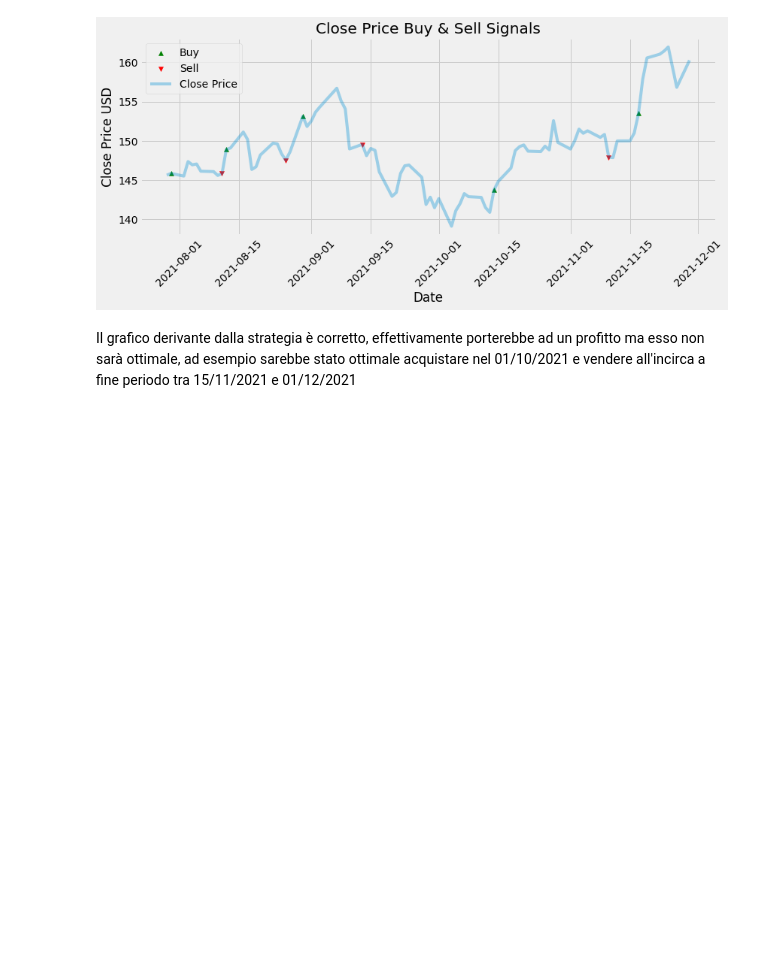
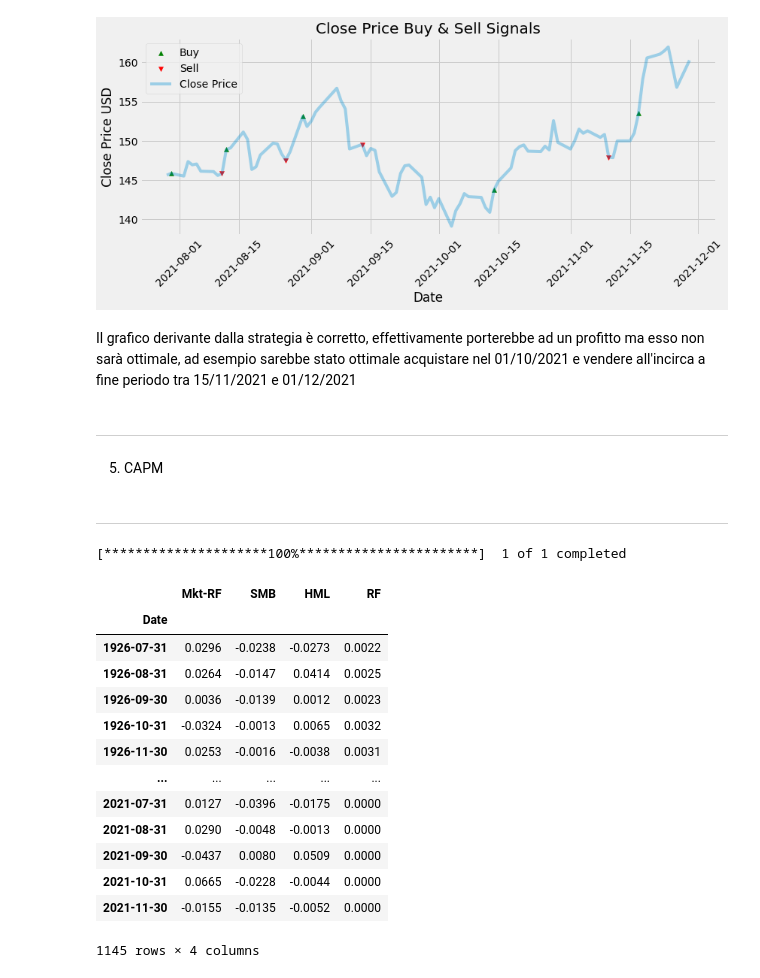
Before and after one commit to Simonotos/BusinessProject, a Jupyter notebook: BusinessProject.ipynb, the cells around one changed output. Drawn from its saved outputs; the diff is of its cells as text; code cells hidden in the pictures; blank space fills up the shorter version.

```diff
--- a/BusinessProject.ipynb
+++ b/BusinessProject.ipynb
@@ -2483,3 +2483,9 @@ plt.show()
 [figure]
 # %% [markdown]
 Il grafico derivante dalla strategia è corretto, effettivamente porterebbe ad un profitto ma esso non sarà ottimale, ad esempio sarebbe stato ottimale acquistare nel 01/10/2021 e vendere all'incirca a fine periodo tra 15/11/2021 e 01/12/2021
+# %% [markdown]
+________________________________________________________________________________________________
+# %% [markdown]
+5. CAPM
+# %% [markdown]
+________________________________________________________________________________________________
@@ -2485,0 +2499,23 @@ Il grafico derivante dalla strategia è corretto, effettivamente porterebbe ad u
+# %%
+#Abbiamo bisogno di due tipi di dati: Historical Data and Fama-French benchmark data
+apple_df = yf.download('AAPL', start='2011-11-30', end='2021-11-30')
+fama_french_monthly = gff.famaFrench3Factor(frequency='m')
+fama_french_monthly.rename(columns={"date_ff_factors": 'Date'}, inplace=True)
+fama_french_monthly.set_index('Date', inplace=True)
+fama_french_monthly
+# %% [output]
+[*********************100%***********************]  1 of 1 completed
+|  | Mkt-RF | SMB | HML | RF |
+| Date |  |  |  |  |
+| 1926-07-31 | 0.0296 | -0.0238 | -0.0273 | 0.0022 |
+| 1926-08-31 | 0.0264 | -0.0147 | 0.0414 | 0.0025 |
+| 1926-09-30 | 0.0036 | -0.0139 | 0.0012 | 0.0023 |
+| 1926-10-31 | -0.0324 | -0.0013 | 0.0065 | 0.0032 |
+| 1926-11-30 | 0.0253 | -0.0016 | -0.0038 | 0.0031 |
+| ... | ... | ... | ... | ... |
+| 2021-07-31 | 0.0127 | -0.0396 | -0.0175 | 0.0000 |
+| 2021-08-31 | 0.0290 | -0.0048 | -0.0013 | 0.0000 |
+| 2021-09-30 | -0.0437 | 0.0080 | 0.0509 | 0.0000 |
+| 2021-10-31 | 0.0665 | -0.0228 | -0.0044 | 0.0000 |
+| 2021-11-30 | -0.0155 | -0.0135 | -0.0052 | 0.0000 |
+1145 rows × 4 columns
```
Also changed, not shown: parts of 7 cells of this notebook, 1 other file.
